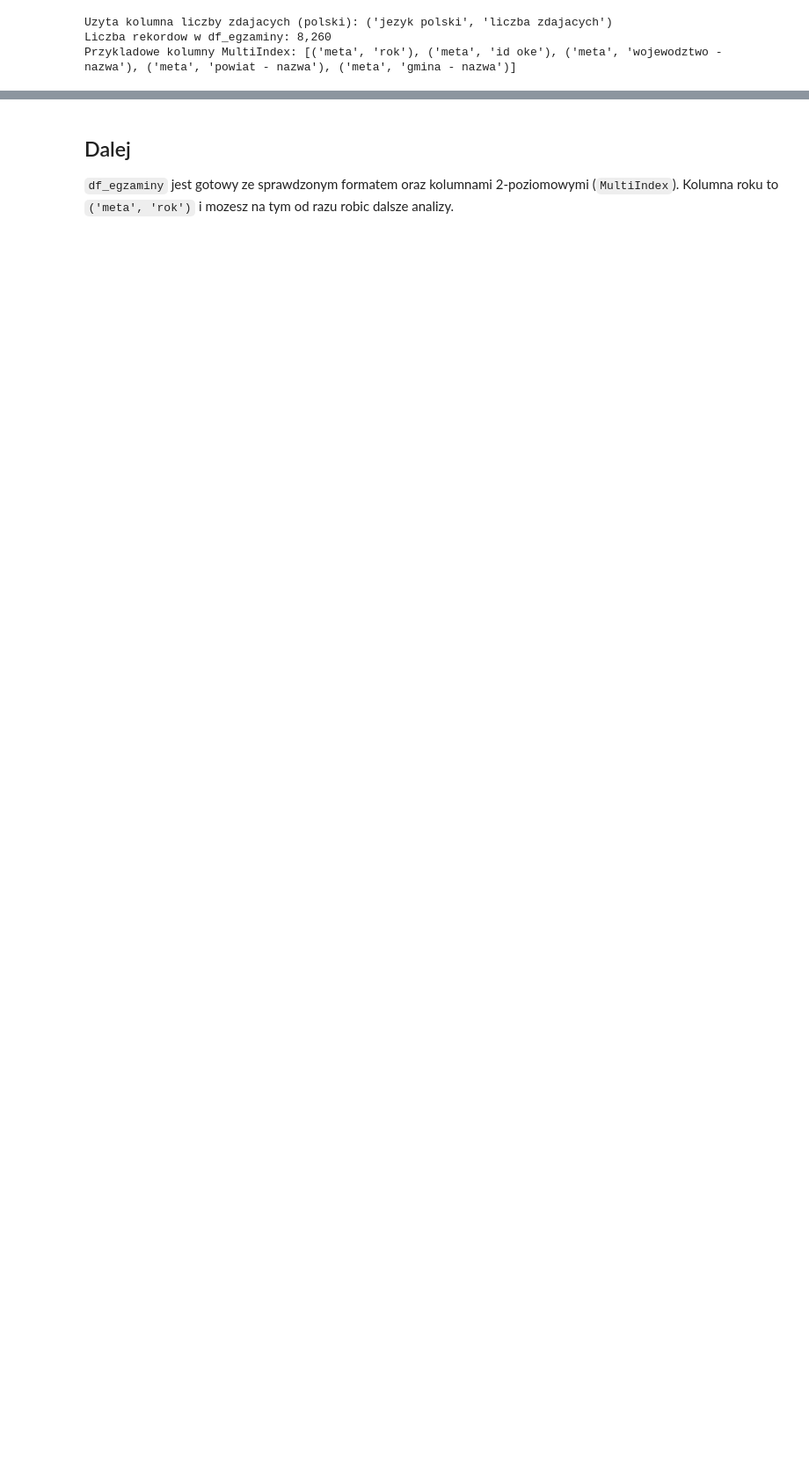
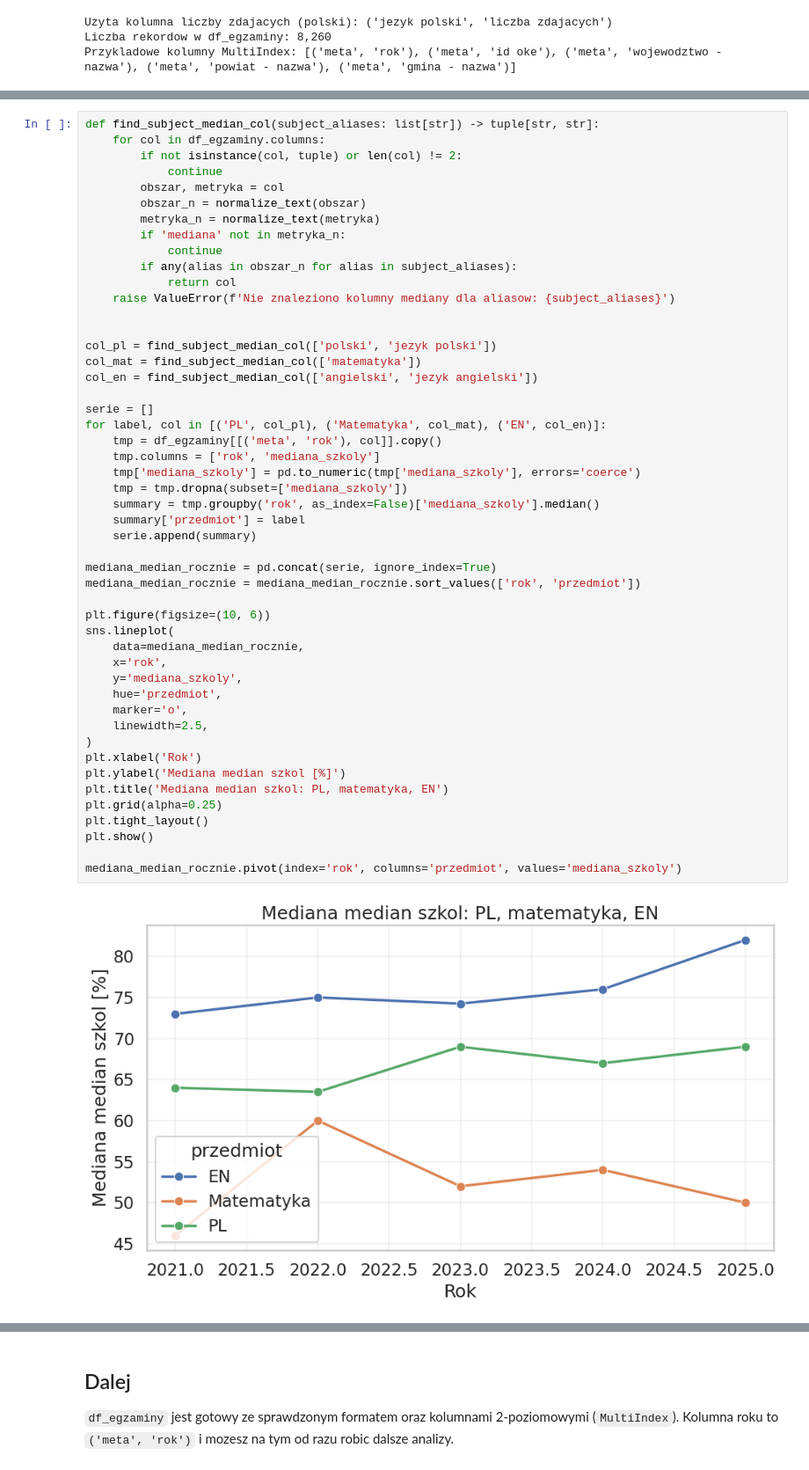
Before and after one commit to herbakamil/compare-primary-schools-mazowieckie, a Jupyter notebook: notebooks/analiza.ipynb, the cells around one changed output, grey strips where cells are left out. Shown at 88% size. Drawn from its saved outputs; the diff is of its cells as text; blank space fills up the shorter version.

Commit message:
Add median of medians

```diff
--- a/notebooks/analiza.ipynb
+++ b/notebooks/analiza.ipynb
@@ -203,0 +208,51 @@ Przykladowe kolumny MultiIndex: [('meta', 'rok'), ('meta', 'id oke'), ('meta', '
+# %%
+def find_subject_median_col(subject_aliases: list[str]) -> tuple[str, str]:
+    for col in df_egzaminy.columns:
+        if not isinstance(col, tuple) or len(col) != 2:
+            continue
+        obszar, metryka = col
+        obszar_n = normalize_text(obszar)
+        metryka_n = normalize_text(metryka)
+        if 'mediana' not in metryka_n:
+            continue
+        if any(alias in obszar_n for alias in subject_aliases):
+            return col
+    raise ValueError(f'Nie znaleziono kolumny mediany dla aliasow: {subject_aliases}')
+
+
+col_pl = find_subject_median_col(['polski', 'jezyk polski'])
+col_mat = find_subject_median_col(['matematyka'])
+col_en = find_subject_median_col(['angielski', 'jezyk angielski'])
+
+serie = []
+for label, col in [('PL', col_pl), ('Matematyka', col_mat), ('EN', col_en)]:
+    tmp = df_egzaminy[[('meta', 'rok'), col]].copy()
+    tmp.columns = ['rok', 'mediana_szkoly']
+    tmp['mediana_szkoly'] = pd.to_numeric(tmp['mediana_szkoly'], errors='coerce')
+    tmp = tmp.dropna(subset=['mediana_szkoly'])
+    summary = tmp.groupby('rok', as_index=False)['mediana_szkoly'].median()
+    summary['przedmiot'] = label
+    serie.append(summary)
+
+mediana_median_rocznie = pd.concat(serie, ignore_index=True)
+mediana_median_rocznie = mediana_median_rocznie.sort_values(['rok', 'przedmiot'])
+
+plt.figure(figsize=(10, 6))
+sns.lineplot(
+    data=mediana_median_rocznie,
+    x='rok',
+    y='mediana_szkoly',
+    hue='przedmiot',
+    marker='o',
+    linewidth=2.5,
+)
+plt.xlabel('Rok')
+plt.ylabel('Mediana median szkol [%]')
+plt.title('Mediana median szkol: PL, matematyka, EN')
+plt.grid(alpha=0.25)
+plt.tight_layout()
+plt.show()
+
+mediana_median_rocznie.pivot(index='rok', columns='przedmiot', values='mediana_szkoly')
+# %% [output]
+[figure, added]
```
Also changed, not shown: parts of 7 cells of this notebook.
